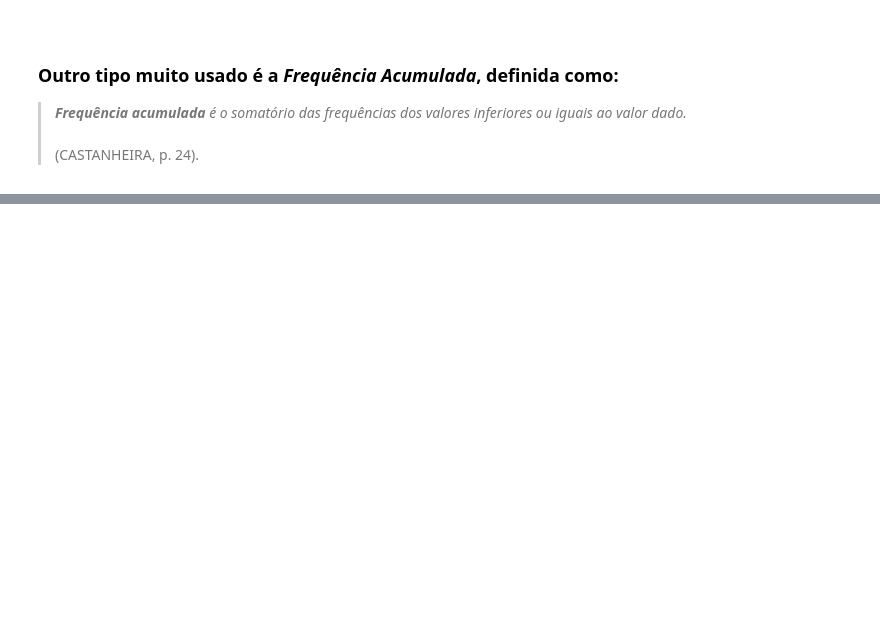
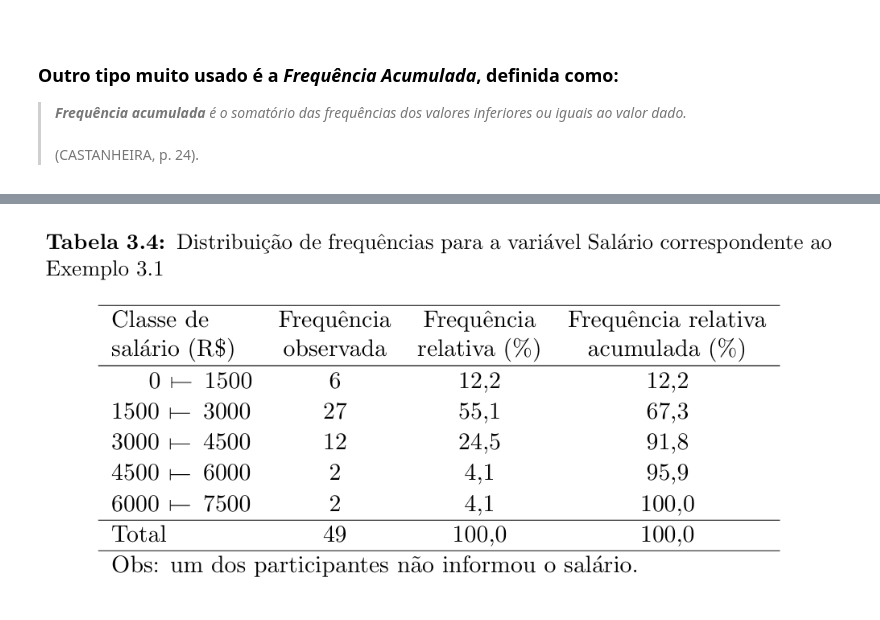
Before and after one commit to gcv-silva/Anotacoes-da-IC, a Jupyter notebook: análise_exploratoria_de_dados.ipynb, the cells around one changed output, grey strips where cells are left out. Cells and saved outputs as stored; diff of their text form; code cells hidden in the pictures; blank space fills up the shorter version.

Commit message:
Finalizando o tópico de tabelas e frequências

```diff
--- a/análise_exploratoria_de_dados.ipynb
+++ b/análise_exploratoria_de_dados.ipynb
@@ -269,0 +284,4 @@ Fonte: dados fictícios gerados por computador.
+# %%
+imagem("/content/tabela3_4.png") # (MORETTIN; SINGER, p. 48)
+# %% [output]
+[figure, added]
```
Also changed, not shown: parts of 10 cells of this notebook.
